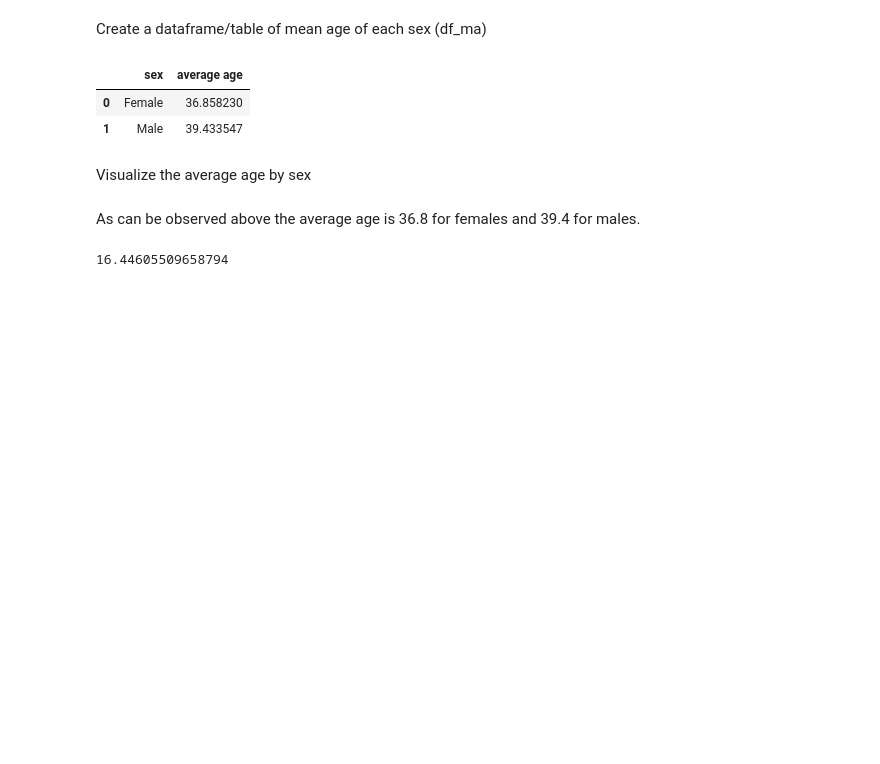
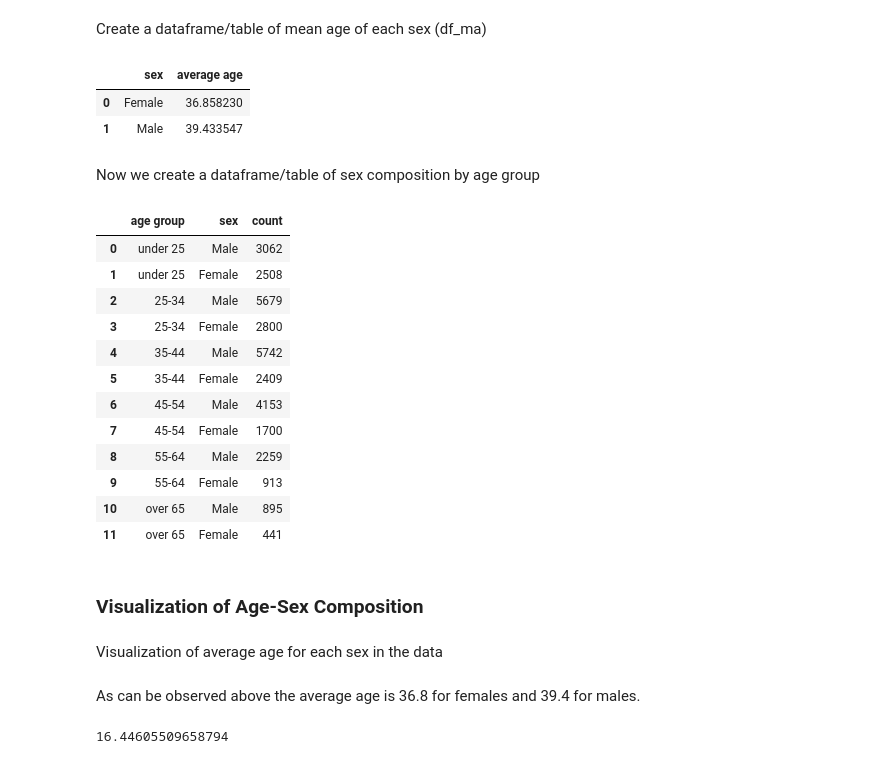
Before and after one commit to Binyoh1/Demographic-Data-Analysis, a Jupyter notebook: notebook.ipynb, the cells around one changed output. Drawn from its saved outputs; the diff is of its cells as text; code cells hidden in the pictures; blank space fills up the shorter version.

```diff
--- a/notebook.ipynb
+++ b/notebook.ipynb
@@ -209,5 +213,7 @@ Name: sex, dtype: int64
 # %% [markdown]
 Number of people between 35-44 years
 # %%
-df[(df['age'] >= 35) & (df['age'] < 45)].sex.value_counts()
+age_35_44 = df[(df['age'] >= 35) & (df['age'] < 45)].sex.value_counts()
+df_35_44 = pd.DataFrame(age_35_44).reset_index().rename(columns={'index':'sex', 'sex':'count'})
+df_35_44
 # %% [output]
@@ -217,5 +223,7 @@ Name: sex, dtype: int64
 # %% [markdown]
 Number of people between 45-54 years
 # %%
-df[(df['age'] >= 45) & (df['age'] < 55)].sex.value_counts()
+age_45_54 = df[(df['age'] >= 45) & (df['age'] < 55)].sex.value_counts()
+df_45_54 = pd.DataFrame(age_45_54).reset_index().rename(columns={'index':'sex', 'sex':'count'})
+df_45_54
 # %% [output]
@@ -225,5 +233,7 @@ Name: sex, dtype: int64
 # %% [markdown]
 Number of people between 55-64 years
 # %%
-df[(df['age'] >= 55) & (df['age'] < 65)].sex.value_counts()
+age_55_64 = df[(df['age'] >= 55) & (df['age'] < 65)].sex.value_counts()
+df_55_64 = pd.DataFrame(age_55_64).reset_index().rename(columns={'index':'sex', 'sex':'count'})
+df_55_64
 # %% [output]
@@ -240,0 +245,4 @@ Name: sex, dtype: int64
+# %%
+over_65 = df[df['age'] >= 65].sex.value_counts()
+df_65 = pd.DataFrame(over_65).reset_index().rename(columns={'index':'sex', 'sex':'count'})
+df_65
@@ -248,8 +265,30 @@ df_ma
 |  | sex | average age |
 | 0 | Female | 36.858230 |
 | 1 | Male | 39.433547 |
-# %% [markdown]
-Visualize the average age by sex
+# %% [markdown]
+Now we create a dataframe/table of sex composition by age group
+# %%
+df_ag = pd.concat({'under 25':df_u_25, '25-34':df_25_34, '35-44':df_35_44, '45-54':df_45_54, '55-64':df_55_64, 'over 65':df_65}, axis=0).reset_index().rename(columns={'level_0':'age group'})
+df_ag.drop('level_1', inplace=True, axis=1)
+df_ag
+# %% [output]
+|  | age group | sex | count |
+| 0 | under 25 | Male | 3062 |
+| 1 | under 25 | Female | 2508 |
+| 2 | 25-34 | Male | 5679 |
+| 3 | 25-34 | Female | 2800 |
+| 4 | 35-44 | Male | 5742 |
+| 5 | 35-44 | Female | 2409 |
+| 6 | 45-54 | Male | 4153 |
+| 7 | 45-54 | Female | 1700 |
+| 8 | 55-64 | Male | 2259 |
+| 9 | 55-64 | Female | 913 |
+| 10 | over 65 | Male | 895 |
+| 11 | over 65 | Female | 441 |
+# %% [markdown]
+### Visualization of Age-Sex Composition
+# %% [markdown]
+Visualization of average age for each sex in the data
 # %%
 fig3 = px.bar(df_ma, x='sex', y='average age', color='sex', title="Average Age of each Sex").update_layout(legend=dict(title="Sex"))
 fig3
```
Also changed, not shown: parts of 9 cells of this notebook.
